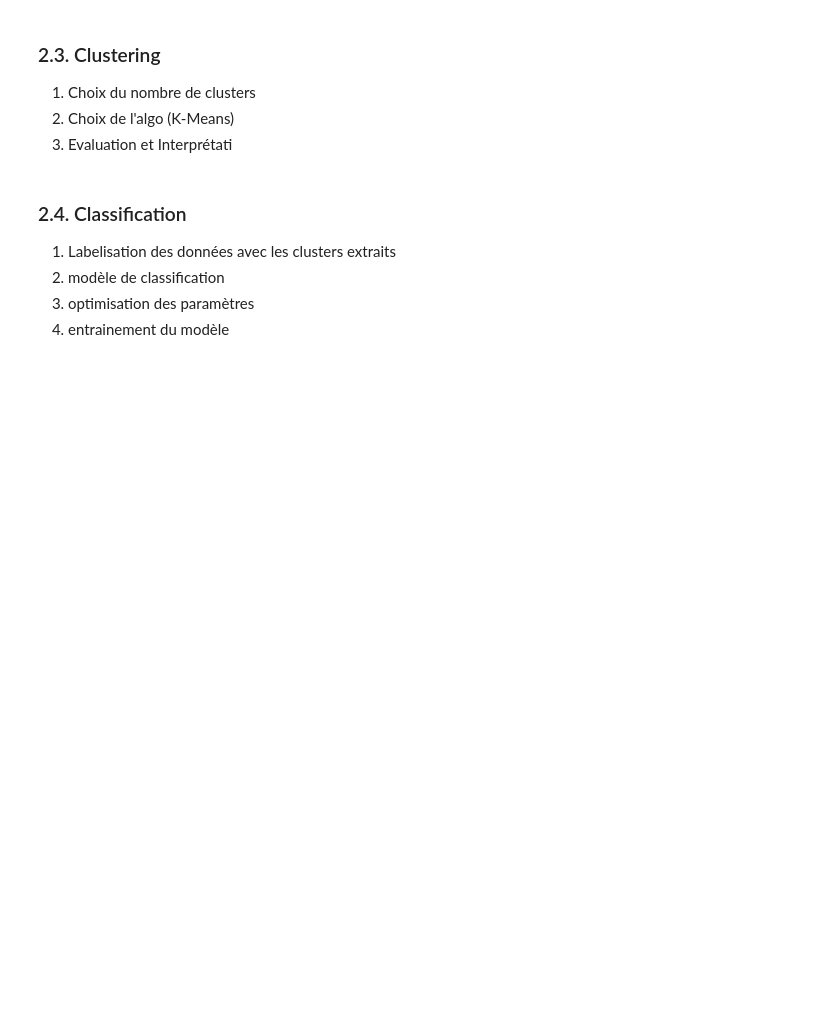
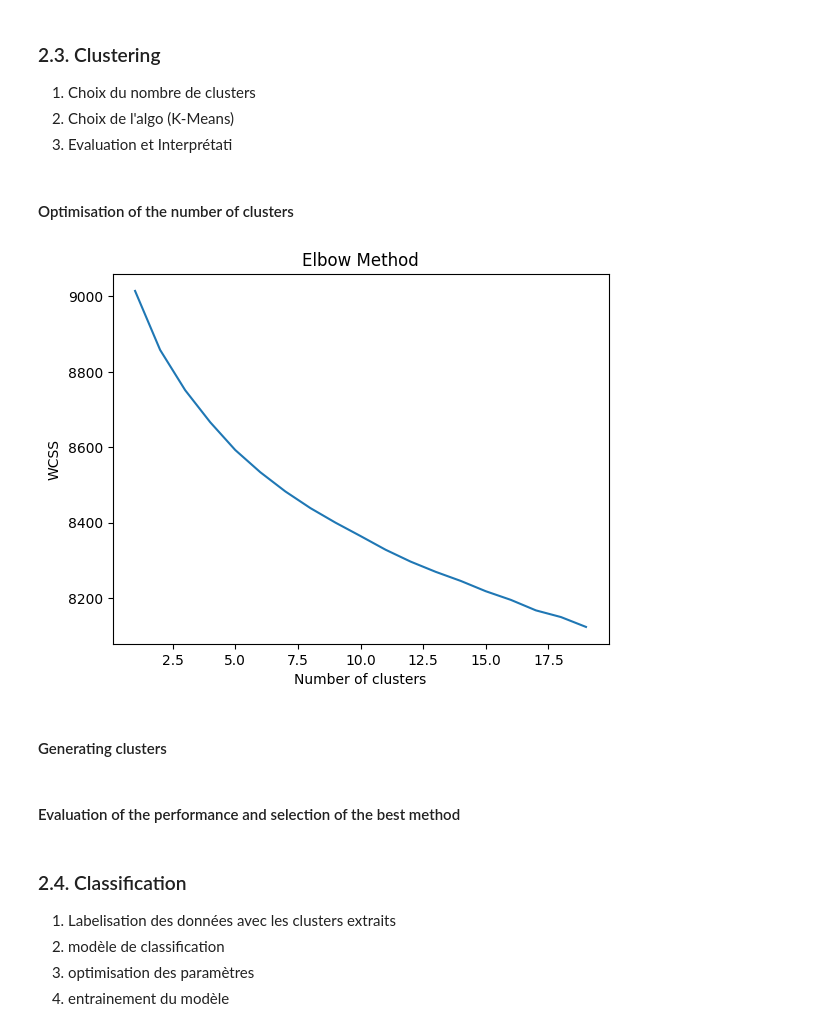
Before and after one commit to realhugoviana/jokes_clustering, a Jupyter notebook: joke_clustering.ipynb, the cells around one changed output. Cells and saved outputs as stored; diff of their text form; code cells hidden in the pictures; blank space fills up the shorter version.

Commit message:
optimisation nombre de clusters

```diff
--- a/joke_clustering.ipynb
+++ b/joke_clustering.ipynb
@@ -61,3 +49,8 @@ Using Colab cache for faster access to the 'short-jokes' dataset.
+# %%
+##################################################
+########## A RETIRER !!!!!! ######################
+##################################################
+df = df.head(10000)
 # %% [markdown]
 ### 2.2. Jokes embedding
 
@@ -95,6 +95,29 @@ Notes:
 1. Choix du nombre de clusters
 2. Choix de l'algo (K-Means)
 3. Evaluation et Interprétati
+# %% [markdown]
+#### Optimisation of the number of clusters
+# %%
+# Determine the optimal number of clusters using the Elbow method
+wcss = []
+for i in range(1, 20):
+    kmeans = KMeans(n_clusters=i, init='k-means++', max_iter=300, n_init=10, random_state=42)
+    kmeans.fit(df["embedding"].tolist())
+    wcss.append(kmeans.inertia_)
+
+# Plot the Elbow method
+import matplotlib.pyplot as plt
+plt.plot(range(1, 20), wcss)
+plt.title('Elbow Method')
+plt.xlabel('Number of clusters')
+plt.ylabel('WCSS')  # Within-cluster sum of squares
+plt.show()
+# %% [output]
+[figure, added]
+# %% [markdown]
+#### Generating clusters
+# %% [markdown]
+#### Evaluation of the performance and selection of the best method
 # %% [markdown]
 ### 2.4. Classification
 
```
Also changed, not shown: parts of 3 cells of this notebook.
